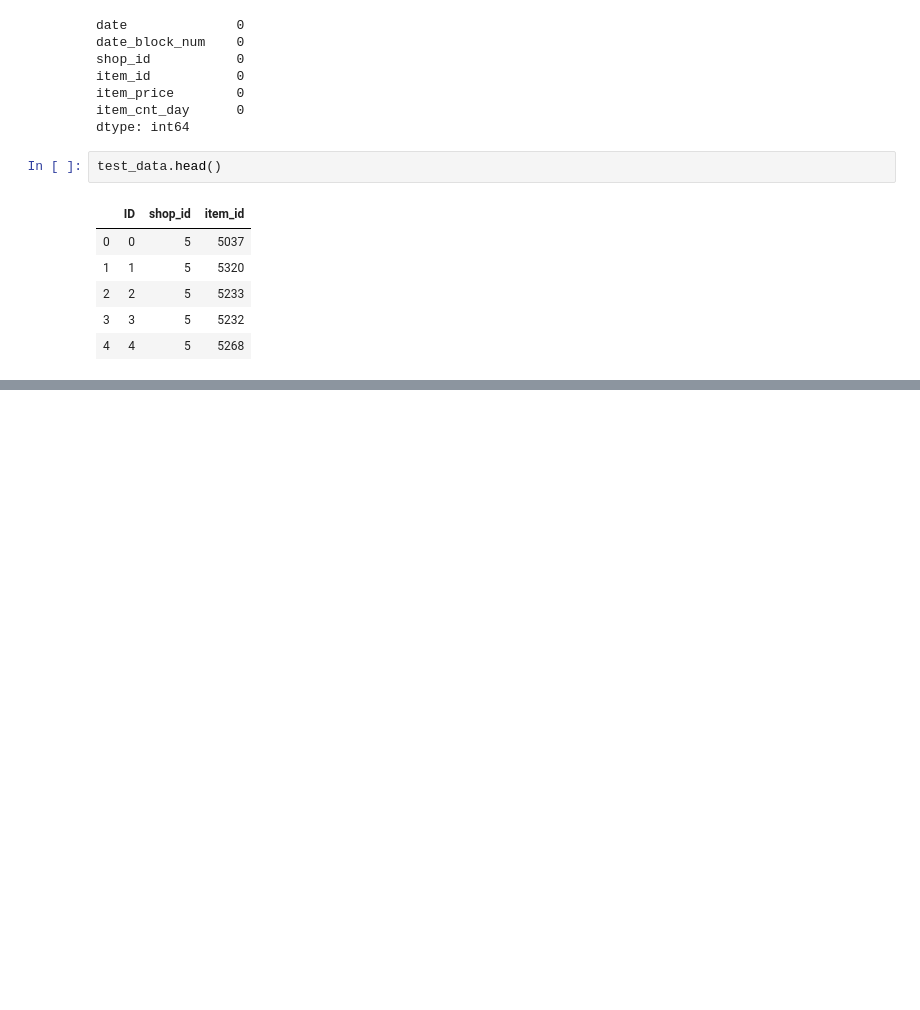
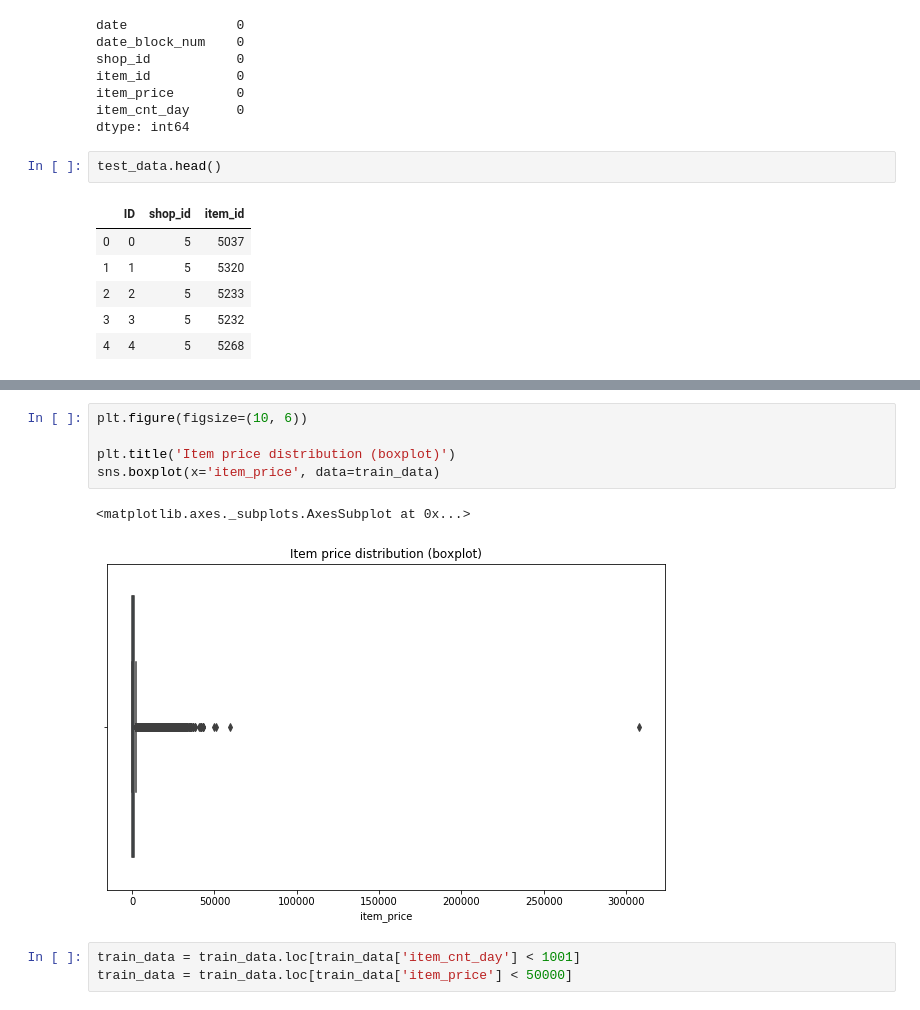
Before and after one commit to Ibraitas/Predict-Future-Sales, a Jupyter notebook: Predict Future Sales.ipynb, the cells around one changed output, grey strips where cells are left out. Cells and saved outputs as stored; diff of their text form; blank space fills up the shorter version.

```diff
--- a/Predict Future Sales.ipynb
+++ b/Predict Future Sales.ipynb
@@ -126,0 +174,11 @@ test_data.head()
+# %%
+plt.figure(figsize=(10, 6))
+
+plt.title('Item price distribution (boxplot)')
+sns.boxplot(x='item_price', data=train_data)
+# %% [output]
+<matplotlib.axes._subplots.AxesSubplot at 0x...>
+[figure, added]
+# %%
+train_data = train_data.loc[train_data['item_cnt_day'] < 1001]
+train_data = train_data.loc[train_data['item_price'] < 50000]
```
Also changed, not shown: parts of 8 cells of this notebook.
